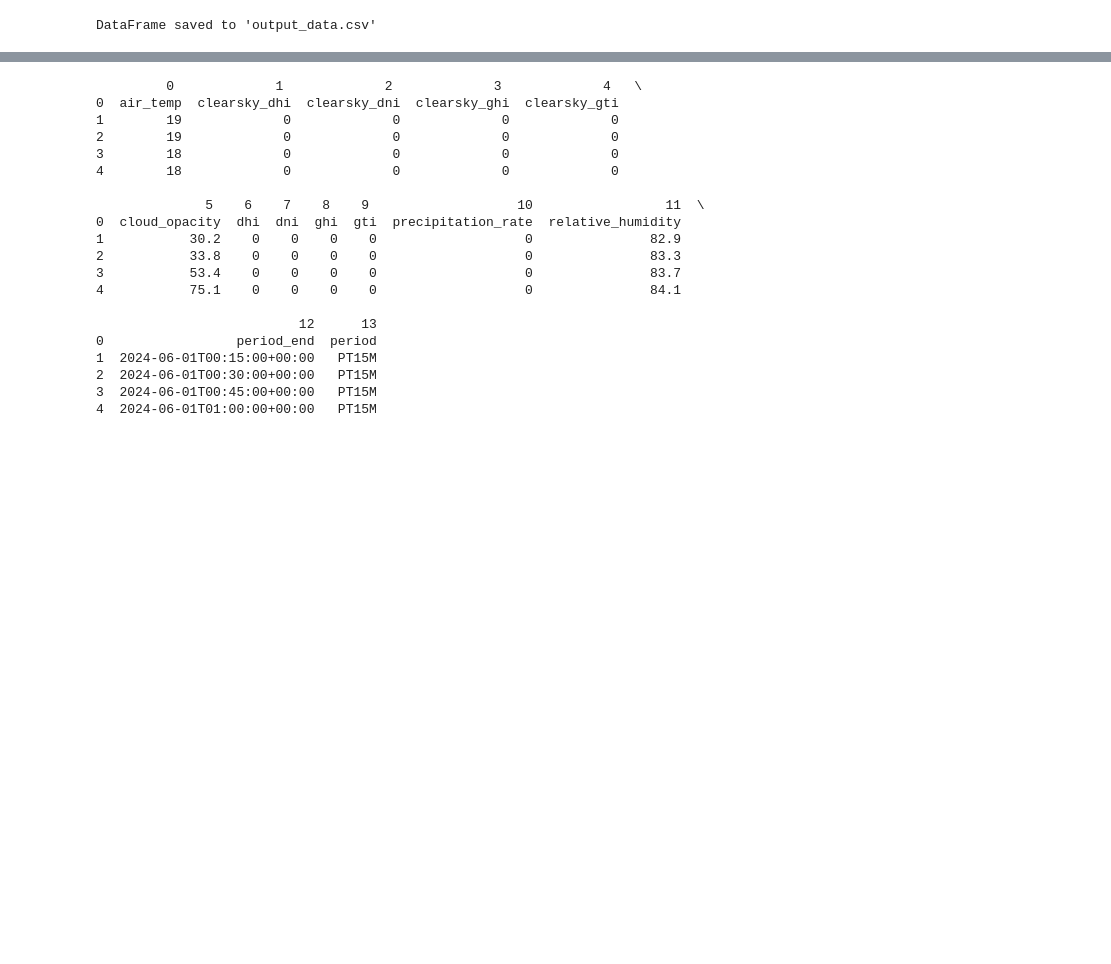
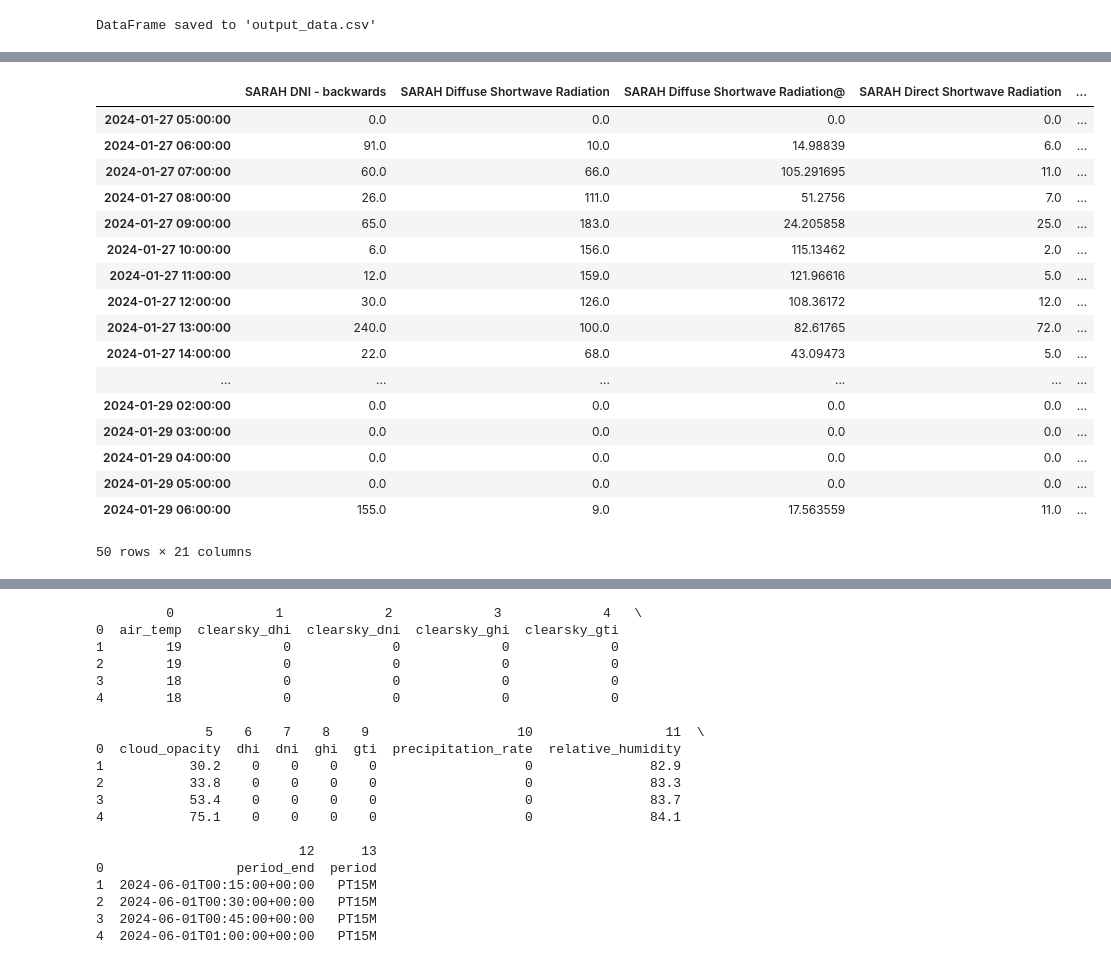
Before and after one commit to cmrafatg/auto-ml_Preprocessing, a Jupyter notebook: P1130.ipynb, the cells around one changed output, grey strips where cells are left out. Drawn from its saved outputs; the diff is of its cells as text; code cells hidden in the pictures; blank space fills up the shorter version.

```diff
--- a/P1130.ipynb
+++ b/P1130.ipynb
@@ -792,0 +838,7 @@ NameError: name 'df' is not defined
+# %%
+# Transpose the DataFrame to make columns the index
+df_flipped = df_meteo.transpose()
+
+# Display the flipped DataFrame
+print("Flipped DataFrame:")
+print(df_flipped.head())
@@ -792,0 +863,11 @@ NameError: name 'df' is not defined
+# %%
+# Make the first row the column names
+df_flipped.columns = df_flipped.iloc[0]  # Set the first row as the header
+df_flipped = df_flipped[1:]  # Drop the first row
+
+# Reset the index if needed
+df_flipped.reset_index(inplace=True)
+
+# Display the updated DataFrame
+print("Updated DataFrame with First Row as Columns:")
+print(df_flipped.head())
@@ -792,0 +892,19 @@ NameError: name 'df' is not defined
+# %%
+# Reset the current index to drop it
+df_flipped.reset_index(drop=True, inplace=True)
+
+# Set the "index" column as the new index
+df_flipped.set_index("index", inplace=True)
+
+# Ensure the new index is in datetime format
+df_flipped.index = pd.to_datetime(df_flipped.index, errors="coerce")
+
+# Remove the name of the index
+df_flipped.index.name = None
+# Explicitly remove the name of the columns index
+df_flipped.columns.name = None
+
+
+# Display the updated DataFrame
+print("Updated DataFrame:")
+print(df_flipped.head())
@@ -792,0 +929,3 @@ NameError: name 'df' is not defined
+# %%
+# Explicitly remove the name of the columns index
+df_flipped.columns.name = None
@@ -821,3 +987,24 @@ df.loc["2023-02-09"]
+# %%
+df_flipped.tail(50)
+# %% [output]
+|  | SARAH DNI - backwards | SARAH Diffuse Shortwave Radiation | SARAH Diffuse Shortwave Radiation@ | SARAH Direct Shortwave Radiation | ... |
+| 2024-01-27 05:00:00 | 0.0 | 0.0 | 0.0 | 0.0 | ... |
+| 2024-01-27 06:00:00 | 91.0 | 10.0 | 14.98839 | 6.0 | ... |
+| 2024-01-27 07:00:00 | 60.0 | 66.0 | 105.291695 | 11.0 | ... |
+| 2024-01-27 08:00:00 | 26.0 | 111.0 | 51.2756 | 7.0 | ... |
+| 2024-01-27 09:00:00 | 65.0 | 183.0 | 24.205858 | 25.0 | ... |
+| 2024-01-27 10:00:00 | 6.0 | 156.0 | 115.13462 | 2.0 | ... |
+| 2024-01-27 11:00:00 | 12.0 | 159.0 | 121.96616 | 5.0 | ... |
+| 2024-01-27 12:00:00 | 30.0 | 126.0 | 108.36172 | 12.0 | ... |
+| 2024-01-27 13:00:00 | 240.0 | 100.0 | 82.61765 | 72.0 | ... |
+| 2024-01-27 14:00:00 | 22.0 | 68.0 | 43.09473 | 5.0 | ... |
+| ... | ... | ... | ... | ... | ... |
+| 2024-01-29 02:00:00 | 0.0 | 0.0 | 0.0 | 0.0 | ... |
+| 2024-01-29 03:00:00 | 0.0 | 0.0 | 0.0 | 0.0 | ... |
+| 2024-01-29 04:00:00 | 0.0 | 0.0 | 0.0 | 0.0 | ... |
+| 2024-01-29 05:00:00 | 0.0 | 0.0 | 0.0 | 0.0 | ... |
+| 2024-01-29 06:00:00 | 155.0 | 9.0 | 17.563559 | 11.0 | ... |
+50 rows × 21 columns
 # %%
 df.loc["2023-02-10"]
 # %% [output]
```
Also changed, not shown: parts of 21 cells of this notebook, 1 other file.
